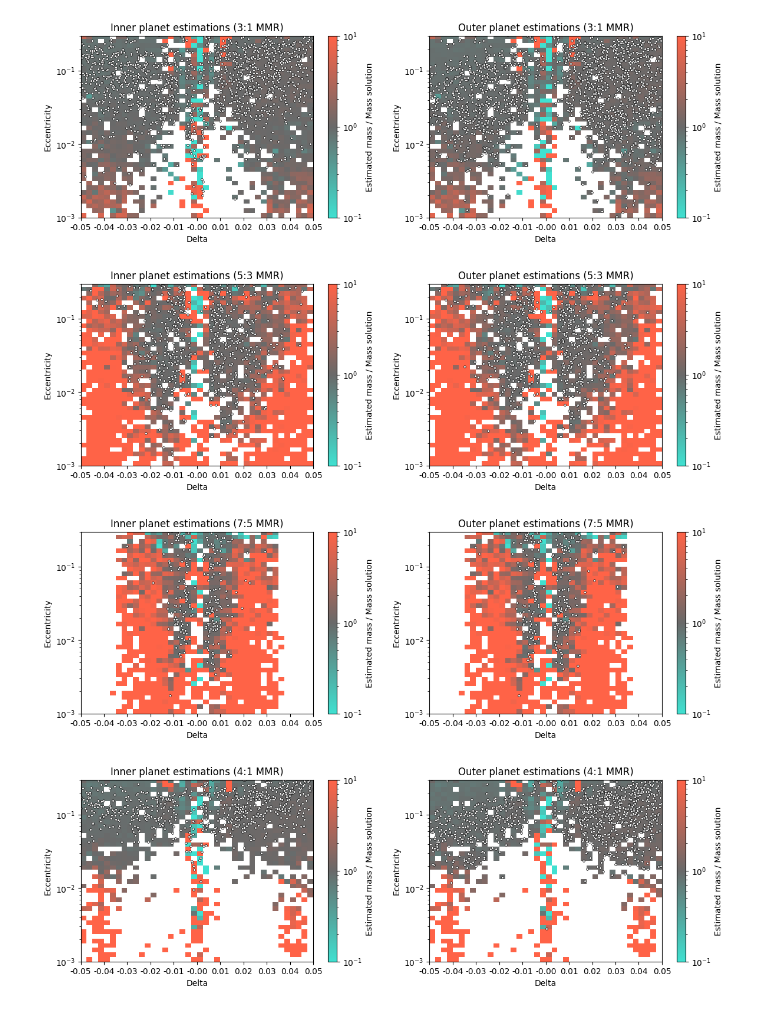
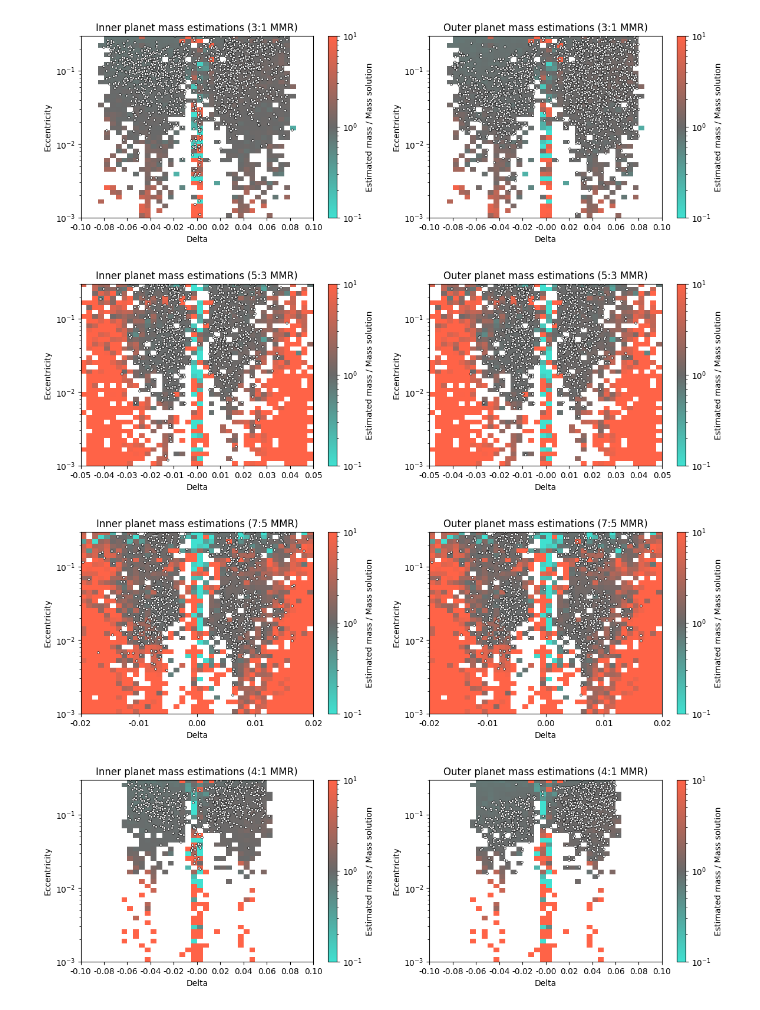
Before and after one commit to chatdanai-s/NATSUME, a Jupyter notebook: validation/Regime_check/compare_allOrder.ipynb, the cells around one changed output. Drawn from its saved outputs; the diff is of its cells as text; code cells hidden in the pictures.

Commit message:
Dynamic regime check Delta sampling

```diff
--- a/validation/Regime_check/compare_allOrder.ipynb
+++ b/validation/Regime_check/compare_allOrder.ipynb
@@ -49,10 +49,10 @@ Mstar = 1
 # Extract mu_in and mu_out
 mu_calc_in, mu_calc_out = np.array([]), np.array([])
 for i in tqdm(range(len(mmr))):
-    # if valid[i] == False:  # If invalid column
-    #     mu_calc_in = np.append(mu_calc_in, np.nan)
-    #     mu_calc_out = np.append(mu_calc_out, np.nan)
-    #     continue
+    if valid[i] == False:  # If invalid column
+        mu_calc_in = np.append(mu_calc_in, np.nan)
+        mu_calc_out = np.append(mu_calc_out, np.nan)
+        continue
 
     TTV_in = natsume.get_TTVSineCurve(amplitude=V_in[i], superperiod=PTTV_in[i])
     TTV_out = natsume.get_TTVSineCurve(amplitude=V_out[i], superperiod=PTTV_out[i])
@@ -78,19 +78,34 @@ compare.head()
 # %%
+# MMR to max delta mapping
+mmr_list = ['2:1', '3:2', '4:3', '5:4', '3:1', '5:3', '7:5', '4:1', '5:2', '5:1']
+Delta_maxes = [0.1, 0.1, 0.05, 0.05,
+               0.1, 0.05, 0.02, 0.1, 0.05, 0.05]
+mmr_to_delta = dict(zip(mmr_list, Delta_maxes))
+
 # Recreate figure 2
 def PlotValidity(mmr):
     compare_at_mmr = compare[(compare.mmr == mmr) & (compare.valid == True)]
 
+    # Extract values from df
     Delta = compare_at_mmr['Delta']
     e1 = compare_at_mmr['e1']; e2 = compare_at_mmr['e2']
     err1 = compare_at_mmr['mu_calc_in'] / compare_at_mmr['mu1']
     err2 = compare_at_mmr['mu_calc_out'] / compare_at_mmr['mu2']
 
+    # 10% Error tolerance
     errtol = 1.1
     err1_10p = (err1 <= errtol) & (err1 >= 1/errtol)
     err2_10p = (err2 <= errtol) & (err2 >= 1/errtol)
 
+    # Max-delta extraction from mapping
+    Delta_max = mmr_to_delta[mmr]
+    if Delta_max <= 0.05:
+        locator_interval = 0.01
+    else:
+        locator_interval = 0.02
+
     # Set up grid image
-    xbins = np.linspace(-0.05, 0.05, 41)
+    xbins = np.linspace(-Delta_max, Delta_max, 41)
     ybins = 10**np.linspace(-3, -0.5, 41)
     # Digitize points into bins (i.e. map Delta = 0 to bin 50/100)
     xi = np.digitize(Delta, xbins) - 1
@@ -114,23 +129,22 @@ def PlotValidity(mmr):
     im0 = ax[0].pcolormesh(xbins, ybins, Z1, norm=norm, cmap=cmap, shading='auto')
     sc0 = ax[0].scatter(Delta[err1_10p], e1[err1_10p], s=7, facecolor='white', edgecolor='black', linewidth=0.5, marker='o')
     plt.colorbar(im0, ax=ax[0], label='Estimated mass / Mass solution')
-    ax[0].set_title(f'Inner planet estimations ({mmr} MMR)')
+    ax[0].set_title(f'Inner planet mass estimations ({mmr} MMR)')
 
     im1 = ax[1].pcolormesh(xbins, ybins, Z2, norm=norm, cmap=cmap, shading='auto')
     sc1 = ax[1].scatter(Delta[err2_10p], e1[err2_10p], s=7, facecolor='white', edgecolor='black', linewidth=0.5, marker='o')
     plt.colorbar(im1, ax=ax[1], label='Estimated mass / Mass solution')
-    ax[1].set_title(f'Outer planet estimations ({mmr} MMR)')
+    ax[1].set_title(f'Outer planet mass estimations ({mmr} MMR)')
 
     for i, a in enumerate(ax):
         a.set_yscale('log')
         a.set_xlabel('Delta'); a.set_ylabel('Eccentricity')
-        a.set_xlim(-0.05, 0.05); a.set_ylim(1e-3, 3e-1)
+        a.set_xlim(-Delta_max, Delta_max); a.set_ylim(1e-3, 3e-1)
         a.xaxis.set_major_formatter(FormatStrFormatter('%.2f'))
-        a.xaxis.set_major_locator(MultipleLocator(0.01))
+        a.xaxis.set_major_locator(MultipleLocator(locator_interval))
 
     plt.show()
 
-mmrlist = ['2:1', '3:2', '4:3', '5:4', '3:1', '5:3', '7:5', '4:1', '5:2', '5:1']
-for mmr in mmrlist:
+for mmr in mmr_list:
     PlotValidity(mmr)
 # %% [output]
@@ -141,4 +155,4 @@ for mmr in mmrlist:
-[figure, old version]
+[figure, new version]
-[figure, old version]
+[figure, new version]
-[figure, old version]
+[figure, new version]
-[figure, old version]
+[figure, new version]
```
Also changed, not shown: parts of 3 cells of this notebook, 3 other files.
